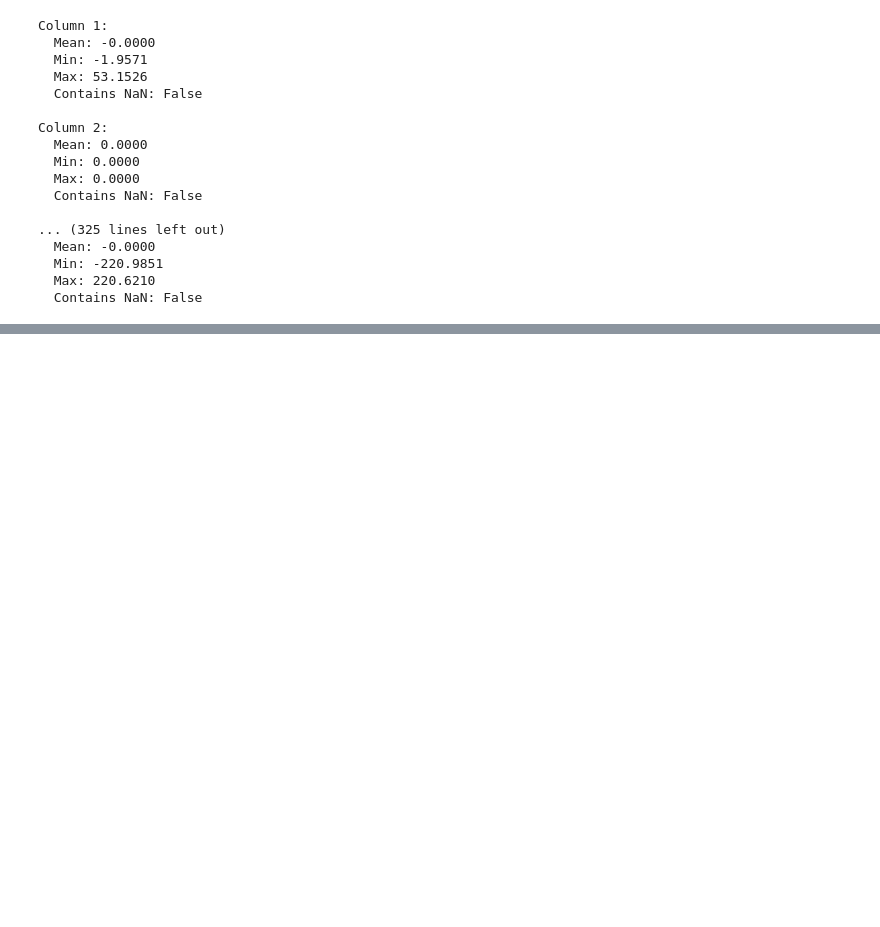
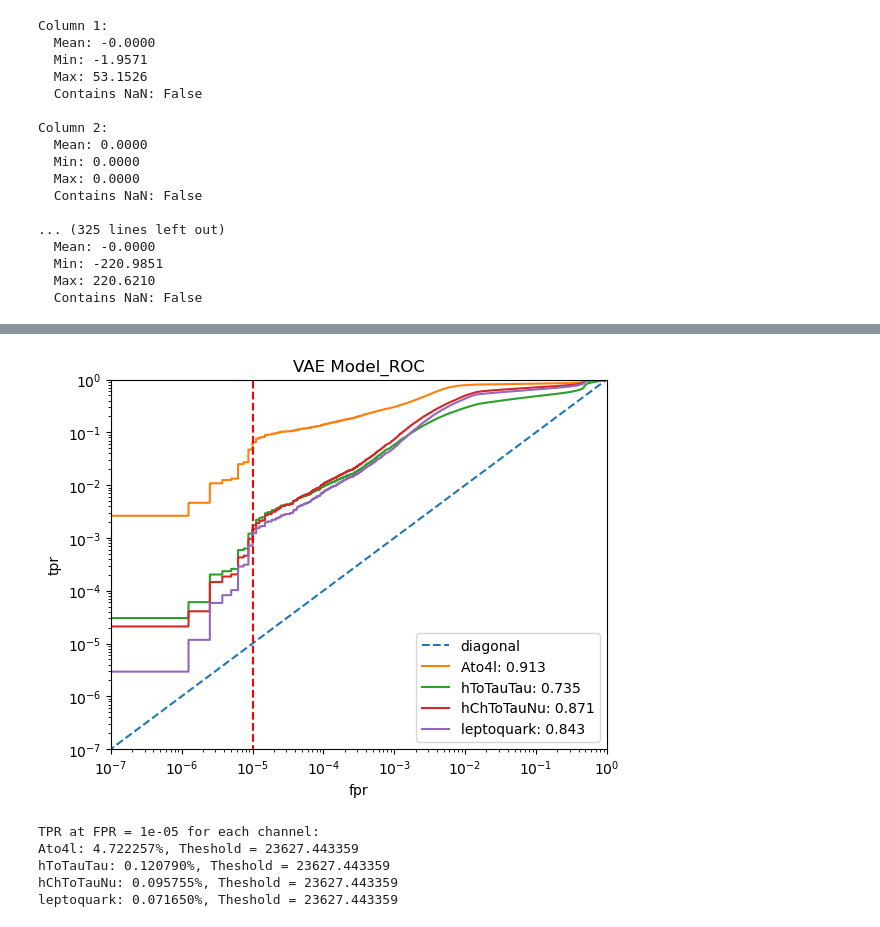
Before and after one commit to Kenny-Jia/ToyVAE, a Jupyter notebook: software_dev/Notebooks/SNL_VAE_Trainer_Vsmall.ipynb, the cells around one changed output, grey strips where cells are left out. Drawn from its saved outputs; the diff is of its cells as text; code cells hidden in the pictures; blank space fills up the shorter version.

```diff
--- a/software_dev/Notebooks/SNL_VAE_Trainer_Vsmall.ipynb
+++ b/software_dev/Notebooks/SNL_VAE_Trainer_Vsmall.ipynb
@@ -571,3 +461,22 @@ plt.show()
+# %%
+# Repeat testing
+for i in range(0,20):
+    T2A_enc = Qmake_encoder_set_weights(X_train.shape[1],32,16,3)
+    T2A_dec = Qmake_decoder_set_weights(X_train.shape[1],32,16,3)
+    steps_per_epoch = X_train.shape[0] // BATCH_SIZE
+    T2A = VAE_Model(T2A_enc, T2A_dec, steps_per_epoch=steps_per_epoch, cycle_length=10, min_beta=0.1, max_beta=0.7)
+    # T2A.set_beta(beta)
+    opt = keras.optimizers.Adam(learning_rate=0.001)
+    T2A.compile(optimizer=opt,weighted_metrics=[weighted_mse]) #,weighted_metrics=[weighted_mse]
+
+    early_stopping = EarlyStopping(patience=STOP_PATIENCE, restore_best_weights=True)
+    reduce_lr = ReduceLROnPlateau(monitor='val_loss', factor=0.5, patience=LR_PATIENCE, verbose=1)
+
+    callbacks = [early_stopping, reduce_lr]
+
+    tf.keras.backend.clear_session()
+    history = T2A.fit(x=X_train, validation_split=0.2, epochs=NUM_EPOCHS, batch_size=BATCH_SIZE, callbacks=callbacks, shuffle=True)
+    T2A.save_weights(filepath='/fs/ddn/sdf/group/atlas/d/hjia625/ToyVAE/software_dev/software_model/checkpoint_small/Repeat_Testing/small_{}/'.format(i), save_format='tf')
 # %%
 # signals_file = ["/eos/user/h/hjia/AnomalyDetection/liam_AD/training_notebooks/Ato4l_dataset.h5",
 #                 "/eos/user/h/hjia/AnomalyDetection/liam_AD/training_notebooks/hToTauTau_dataset.h5",
@@ -578,7 +487,10 @@ signal_labels = ["Ato4l",
                 "hChToTauNu",
                 "leptoquark"]
 # %%
-signal_data = []
+signal_data = [Ato4l_data,
+               hToTauTau_data,
+               hChToTauNu_data,
+               leptoquark_data]
 # for i, label in enumerate(signal_labels):
 #     with h5py.File(signals_file[i], 'r') as file:
 #         test_data = np.array(scaler.transform(file['Data']))
@@ -1279,0 +716,18 @@ class VAE_Model(keras.Model):
+# %%
+Losses=['CKL']
+for string in Losses:
+    evaluation=Model_Evaluator('/fs/ddn/sdf/group/atlas/d/hjia625/ToyVAE/software_dev/software_model/checkpoint_small/',
+                               X_test,
+                               np.ones(len(X_test)),
+                               signal_data,
+                               [np.ones(len(Ato4l_data)),
+                                    np.ones(len(hToTauTau_data)),
+                                    np.ones(len(hChToTauNu_data)),
+                                    np.ones(len(leptoquark_data))],
+                               input_dim = X_test.shape[1],
+                               title='VAE Model',
+                               save = False,
+                               labels = signal_labels)
+    evaluation.calculate_loss(string)
+    evaluation.ROC()
+# %% [output]
@@ -1279,0 +751,6 @@ class VAE_Model(keras.Model):
+[figure, added]
+TPR at FPR = 1e-05 for each channel:
+Ato4l: 4.722257%, Theshold = 23627.443359
+hToTauTau: 0.120790%, Theshold = 23627.443359
+hChToTauNu: 0.095755%, Theshold = 23627.443359
+leptoquark: 0.071650%, Theshold = 23627.443359
```
Also changed, not shown: parts of 22 cells of this notebook, 4 other files.
